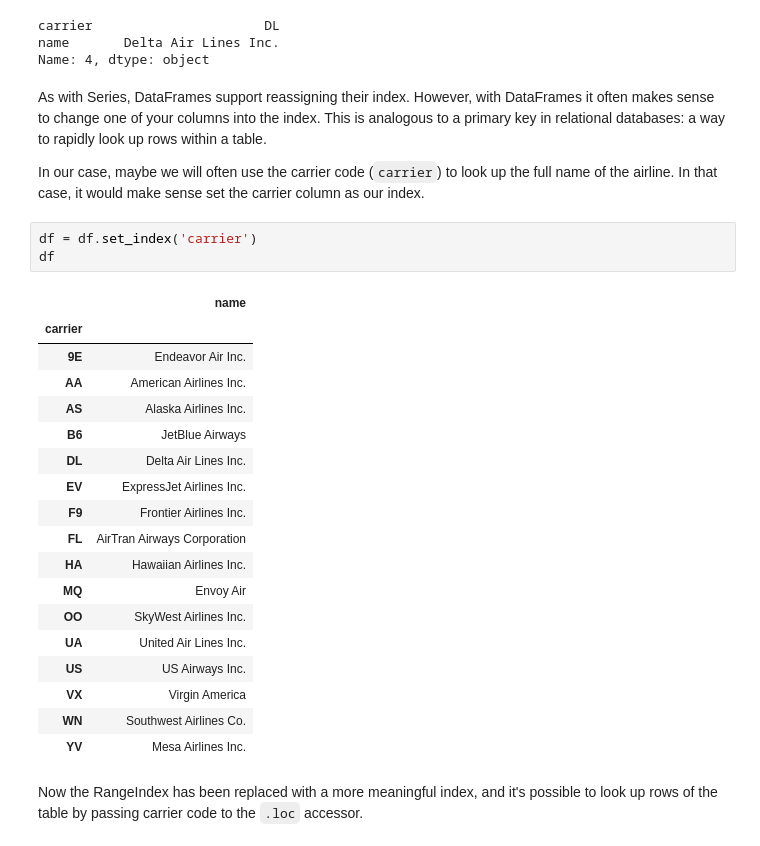
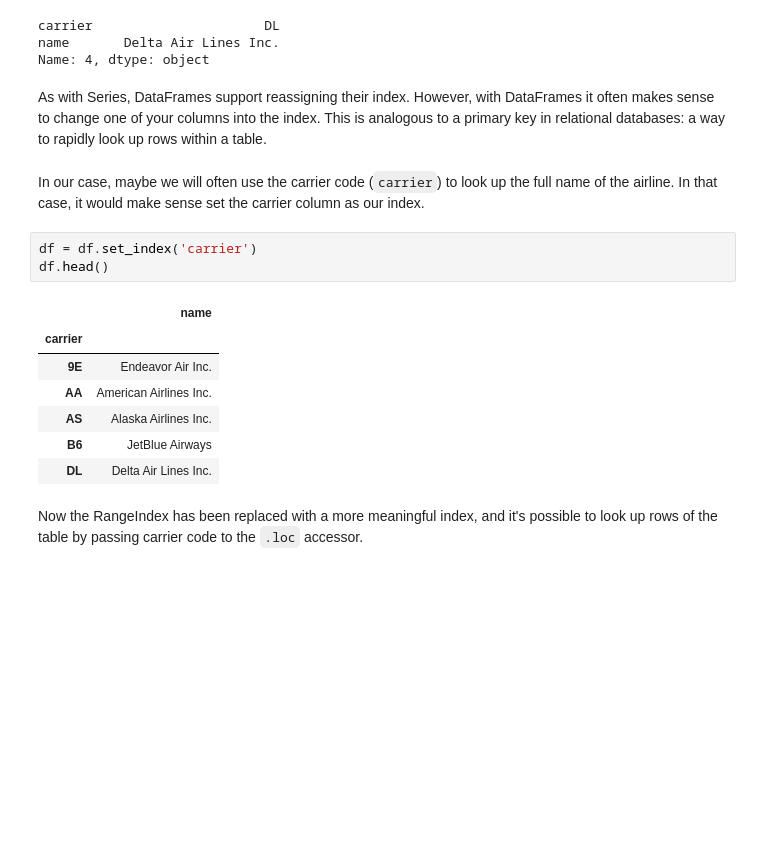
Before and after one commit to uc-python/intro-python-datasci, a Jupyter notebook: notebooks/packages_modules_methods_functions.ipynb, the cells around one changed output. Drawn from its saved outputs; the diff is of its cells as text; blank space fills up the shorter version.

```diff
--- a/notebooks/packages_modules_methods_functions.ipynb
+++ b/notebooks/packages_modules_methods_functions.ipynb
@@ -443,31 +468,20 @@ Name: 4, dtype: object
 As with Series, DataFrames support reassigning their index.
 However, with DataFrames it often makes sense to change one of your columns into the index.
 This is analogous to a primary key in relational databases: a way to rapidly look up rows within a table.
-
-In our case, maybe we will often use the carrier code (`carrier`) to look up the full name of the airline.
-In that case, it would make sense set the carrier column as our index.
+# %% [markdown]
+In our case, maybe we will often use the carrier code (`carrier`) to look up the full name of the airline.
+In that case, it would make sense set the carrier column as our index.
 # %%
 df = df.set_index('carrier')
-df
+df.head()
 # %% [output]
 |  | name |
 | carrier |  |
 | 9E | Endeavor Air Inc. |
 | AA | American Airlines Inc. |
 | AS | Alaska Airlines Inc. |
 | B6 | JetBlue Airways |
 | DL | Delta Air Lines Inc. |
-| EV | ExpressJet Airlines Inc. |
-| F9 | Frontier Airlines Inc. |
-| FL | AirTran Airways Corporation |
-| HA | Hawaiian Airlines Inc. |
-| MQ | Envoy Air |
-| OO | SkyWest Airlines Inc. |
-| UA | United Air Lines Inc. |
-| US | US Airways Inc. |
-| VX | Virgin America |
-| WN | Southwest Airlines Co. |
-| YV | Mesa Airlines Inc. |
 # %% [markdown]
 Now the RangeIndex has been replaced with a more meaningful index, and it's possible to look up rows of the table by passing carrier code to the `.loc` accessor.
 # %%
```
Also changed, not shown: parts of 60 cells of this notebook.
